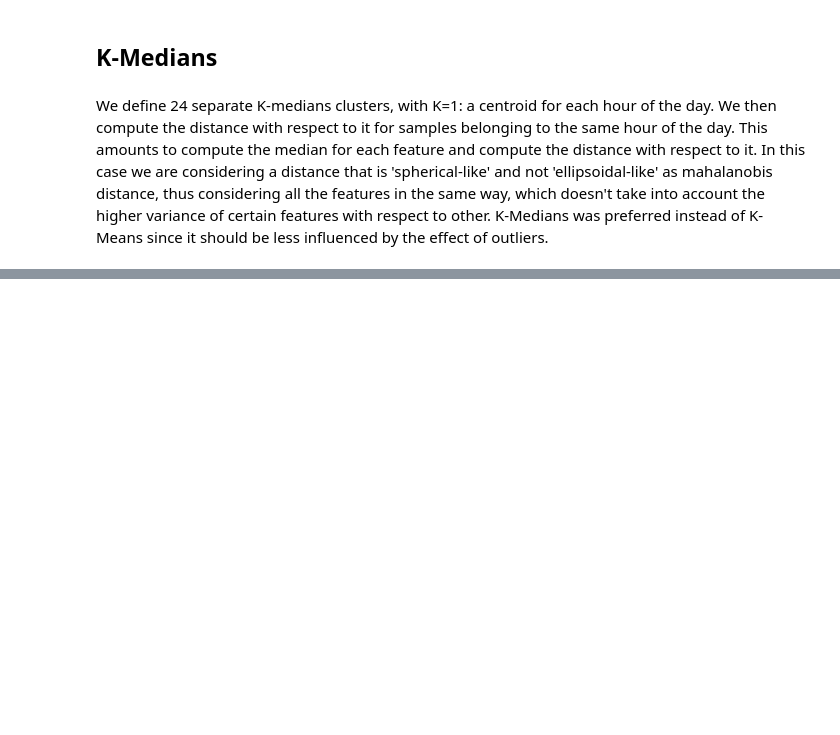
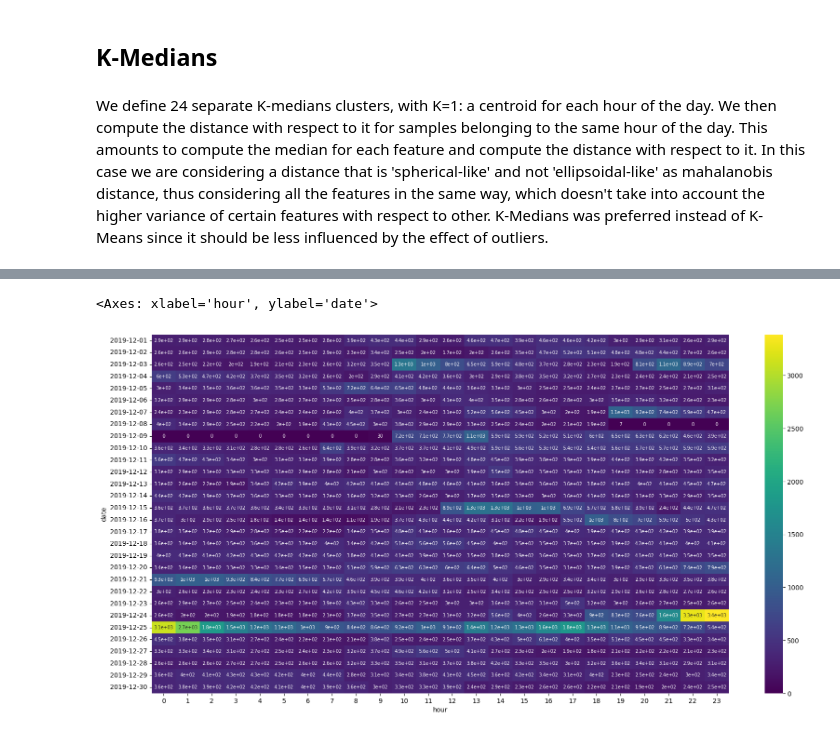
Before and after one commit to eskinderit/single-elders-home-monitoring, a Jupyter notebook: single-elders-home-monitoring/single-elders-monitoring-PCAfiltering.ipynb, the cells around one changed output, grey strips where cells are left out. Drawn from its saved outputs; the diff is of its cells as text; code cells hidden in the pictures; blank space fills up the shorter version.

```diff
--- a/single-elders-home-monitoring/single-elders-monitoring-PCAfiltering.ipynb
+++ b/single-elders-home-monitoring/single-elders-monitoring-PCAfiltering.ipynb
@@ -1026,0 +1077,20 @@ only showing top 20 rows
+# %%
+# event heatmap with manhattan distance
+event_per_hour_euclidean_dist = train_test_df.where("timestamp >= '2019-12-01' AND timestamp <= '2019-12-31' ")
+
+event_per_hour_euclidean_dist = event_per_hour_euclidean_dist.withColumn("date", F.date_format(event_per_hour_manhatattan["timestamp"], "yyyy-MM-dd"))
+event_per_hour_euclidean_dist = event_per_hour_euclidean_dist.select('timestamp', 'euclidean_dist', 'date', 'hour')
+
+agg_df = event_per_hour_euclidean_dist.groupBy('date', 'hour').agg(F.sum('euclidean_dist').alias('euclidean_dist'))
+
+# Convert to Pandas DataFrame
+pivot_df = agg_df.toPandas().pivot(index='date', columns='hour', values='euclidean_dist').fillna(0)
+
+pivot_df = pivot_df.fillna(0)
+
+# Crea la heatmap
+plt.figure(figsize=(20, 10))
+sns.heatmap(pivot_df, cmap='viridis', annot=True, annot_kws={'size': 7})
+# %% [output]
+<Axes: xlabel='hour', ylabel='date'>
+[figure, added]
```
Also changed, not shown: parts of 18 cells of this notebook.
